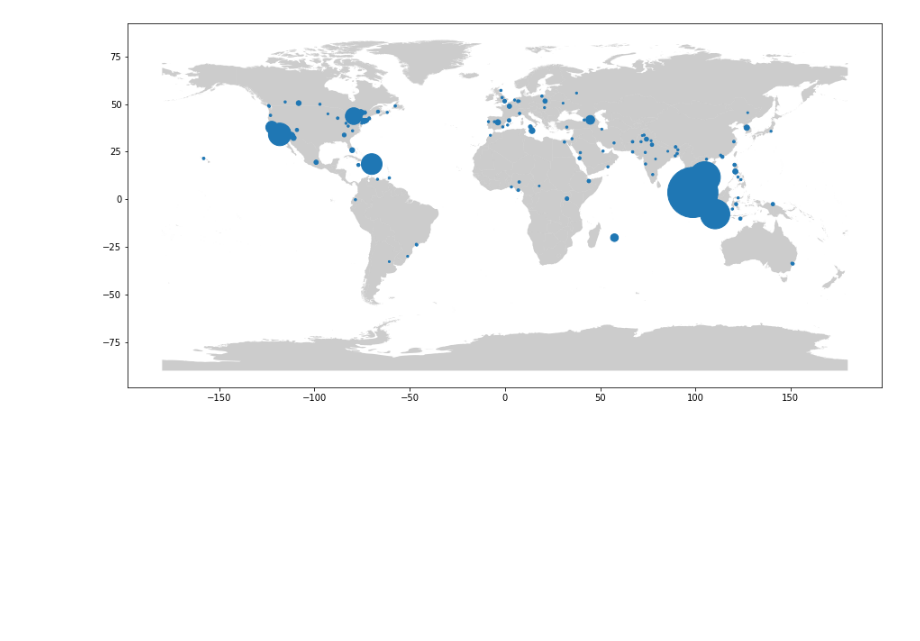
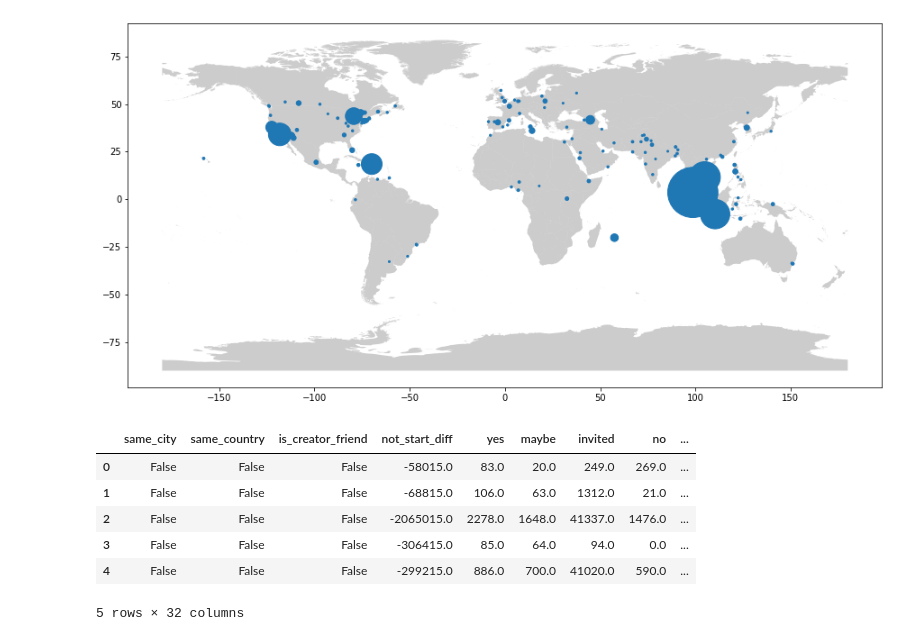
Before and after one commit to pruthviperumalla/Event-Recommender-System, a Jupyter notebook: explore_data.ipynb, the cells around one changed output. Drawn from its saved outputs; the diff is of its cells as text; code cells hidden in the pictures; blank space fills up the shorter version.

```diff
--- a/explore_data.ipynb
+++ b/explore_data.ipynb
@@ -666,3 +666,14 @@ geo_df.plot(ax=ax, markersize = geo_df["count"])
 # %% [output]
 <matplotlib.axes._subplots.AxesSubplot at 0x...>
 [figure]
+# %%
+processed_df = pd.read_csv('./data/processed_train.csv')
+processed_df.head()
+# %% [output]
+|  | same_city | same_country | is_creator_friend | not_start_diff | yes | maybe | invited | no | ... |
+| 0 | False | False | False | -58015.0 | 83.0 | 20.0 | 249.0 | 269.0 | ... |
+| 1 | False | False | False | -68815.0 | 106.0 | 63.0 | 1312.0 | 21.0 | ... |
+| 2 | False | False | False | -2065015.0 | 2278.0 | 1648.0 | 41337.0 | 1476.0 | ... |
+| 3 | False | False | False | -306415.0 | 85.0 | 64.0 | 94.0 | 0.0 | ... |
+| 4 | False | False | False | -299215.0 | 886.0 | 700.0 | 41020.0 | 590.0 | ... |
+5 rows × 32 columns
```
Also changed, not shown: parts of 3 cells of this notebook.
